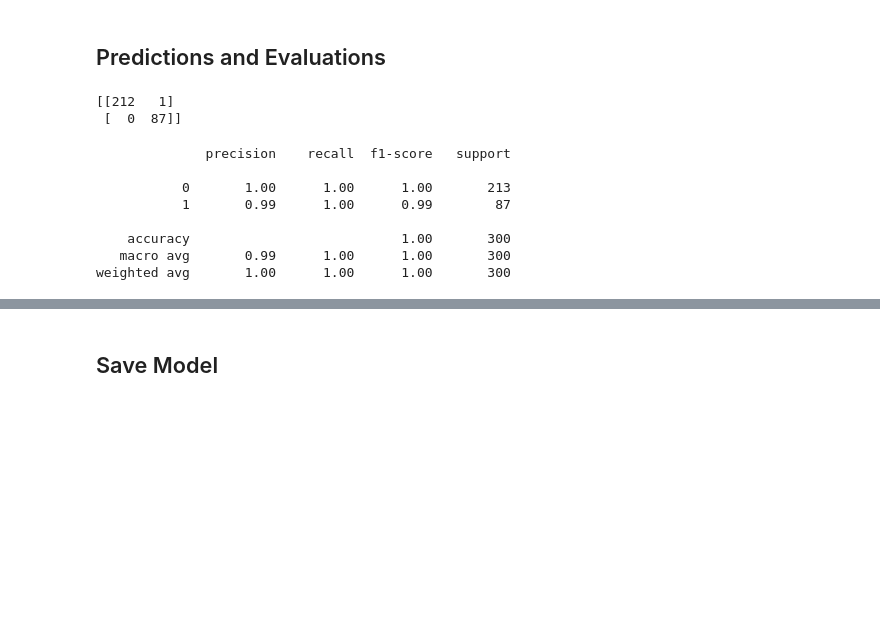
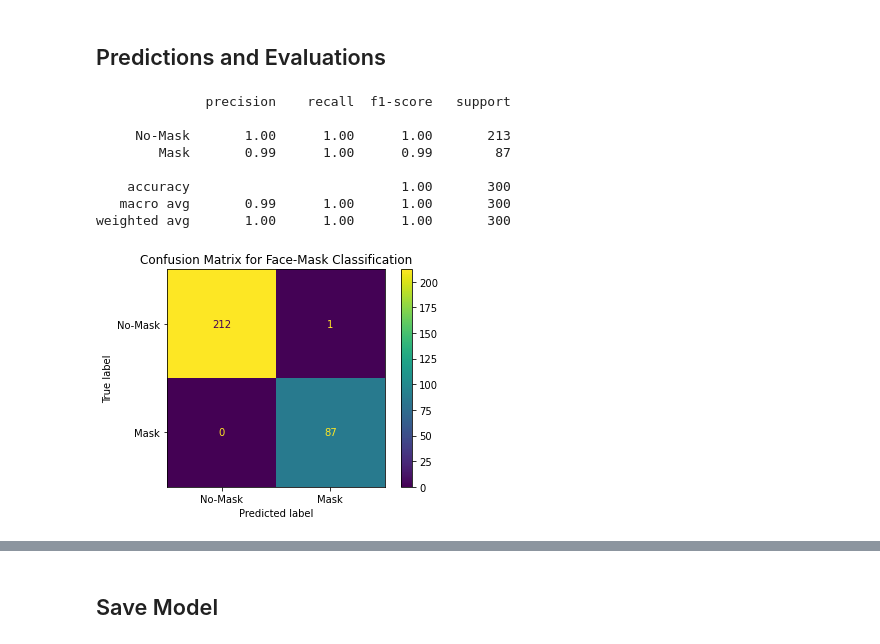
Before and after one commit to Fabrizio-Paradiso/face_mask_facial_recognition, a Jupyter notebook: notebooks/mask_analysis.ipynb, the cells around one changed output, grey strips where cells are left out. Cells and saved outputs as stored; diff of their text form; code cells hidden in the pictures; blank space fills up the shorter version.

```diff
--- a/notebooks/mask_analysis.ipynb
+++ b/notebooks/mask_analysis.ipynb
@@ -214,19 +221,24 @@ from sklearn.metrics import classification_report,confusion_matrix
 # %%
 predictions = svm.predict(X_test)
-# %%
-print(confusion_matrix(y_test,predictions))
-# %% [output]
-[[212   1]
- [  0  87]]
 # %%
-print(classification_report(y_test, predictions))
+print(classification_report(y_test,
+                            predictions,
+                            target_names=['No-Mask','Mask']))
 # %% [output]
               precision    recall  f1-score   support
 
-           0       1.00      1.00      1.00       213
-           1       0.99      1.00      0.99        87
+     No-Mask       1.00      1.00      1.00       213
+        Mask       0.99      1.00      0.99        87
 
     accuracy                           1.00       300
    macro avg       0.99      1.00      1.00       300
 weighted avg       1.00      1.00      1.00       300
+# %%
+cm = confusion_matrix(y_test,predictions)
+ConfusionMatrixDisplay(cm,
+                       display_labels=['No-Mask','Mask']).plot()
+plt.title('Confusion Matrix for Face-Mask Classification')
+plt.show()
+# %% [output]
+[figure, added]
 # %% [markdown]
```
Also changed, not shown: parts of 27 cells of this notebook.
